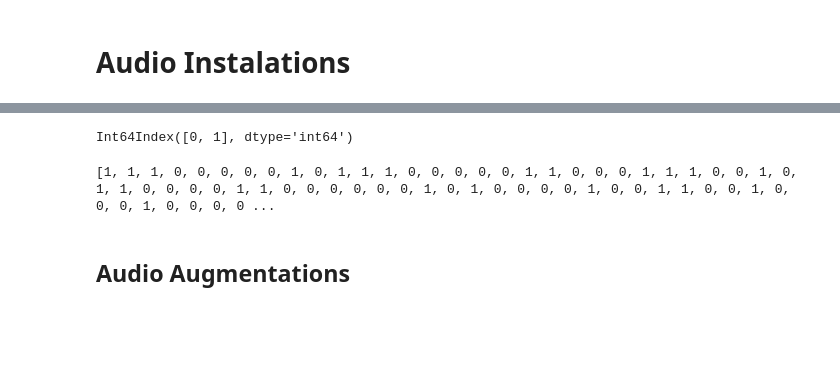
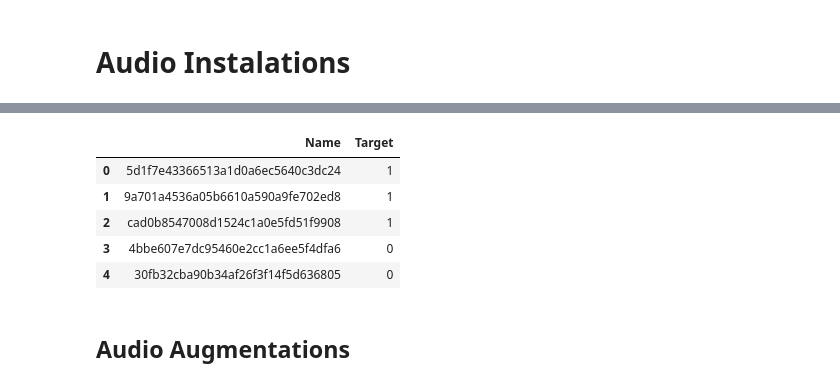
Before and after one commit to Millcool/Audio_Binary_Classification, a Jupyter notebook: Audio.ipynb, the cells around one changed output, grey strips where cells are left out. Saved outputs shown, nothing was run; the diff lists cells and outputs as text; code cells hidden in the pictures; blank space fills up the shorter version.

```diff
--- a/Audio.ipynb
+++ b/Audio.ipynb
@@ -44,23 +48,19 @@ class CFG:
 ###################################################
     num_of_models = 1
     model_number  = 1
-    train_bs      = 1
-    valid_bs      = 1
-    SAMPLE_RATE = 22050
-    NUM_SAMPLES = 22050
+    train_bs      = 32
+    valid_bs      = 32
+    SAMPLE_RATE = 16000
+    NUM_SAMPLES = 48000
     number_imgs   = 10 if DEBUG else 649     #8203
     num_test      = 10 if DEBUG else 301      # 1000
     print_every   = 1  if DEBUG else 50      #500
-    img_size      = [512, 512] #[540, 960] #(1624, 1232)
-    start_width   = 1024
-    start_height  = 1024
-    final_width   = 800
-    final_height  = 800
-    epochs        = 2  if DEBUG else 16        #35
+    epochs        = 2  if DEBUG else 22        #35
     ###############################################
     crop_koef     = 1
     lr            = 0.002
     num_workers   = 4 if Kaggle else 0
+    criterion = nn.CrossEntropyLoss()
     scheduler     = 'CosineAnnealingLR'
     min_lr        = 1e-6
     T_max         = int(30000/train_bs*epochs)+50
@@ -78,6 +78,7 @@ class CFG:
     test_path     = "../input/russian-railways-2/test/test/" if Kaggle else "./test/"
     save_path     = '../working/result/' if Kaggle else "./result/"
     train_path    = './train/'
+    csv_path      = './targets.tsv'
     best_model_w  = '../input/russian-railways-2/best_epoch_ofu-efficientnet-b4_v2.bin' if Kaggle else f'./best_epoch_ofu-{backbone}_v2.bin'
 # %% [markdown]
 # Audio Instalations
@@ -104,6 +105,5 @@ cpu
 # Different classes dataset.
 classes = ('0','1')
 # %%
-data_path = './targets.tsv' #'../YandexML_TEST/targets.tsv'
-train_path = './train/'
-data = pd.read_csv(data_path, sep = '\\t', header=None)
+
+data = pd.read_csv(CFG.csv_path, sep = '\\t', header=None)
@@ -110,16 +112,19 @@ data = pd.read_csv(data_path, sep = '\\t', header=None)
 # %%
-data.columns
+data.head()
 # %% [output]
-Int64Index([0, 1], dtype='int64')
+|  | Name | Target |
+| 0 | 5d1f7e43366513a1d0a6ec5640c3dc24 | 1 |
+| 1 | 9a701a4536a05b6610a590a9fe702ed8 | 1 |
+| 2 | cad0b8547008d1524c1a0e5fd51f9908 | 1 |
+| 3 | 4bbe607e7dc95460e2cc1a6ee5f4dfa6 | 0 |
+| 4 | 30fb32cba90b34af26f3f14f5d636805 | 0 |
 # %%
 #from torchaudio.io import StreamReader
 from IPython import display
 # %%
-audio_ids = list(data[1])
-audio_names = list(data[0])
-print(audio_ids)
+# audio_ids = list(data[1])
+# audio_names = list(data[0])
+# print(audio_ids)
-# %% [output]
-[1, 1, 1, 0, 0, 0, 0, 0, 1, 0, 1, 1, 1, 0, 0, 0, 0, 0, 1, 1, 0, 0, 0, 1, 1, 1, 0, 0, 1, 0, 1, 1, 0, 0, 0, 0, 1, 1, 0, 0, 0, 0, 0, 0, 1, 0, 1, 0, 0, 0, 0, 1, 0, 0, 1, 1, 0, 0, 1, 0, 0, 0, 1, 0, 0, 0, 0 ...
 # %%
 class UrbanSoundDataset(Dataset):
 
```
Also changed, not shown: parts of 60 cells of this notebook.
